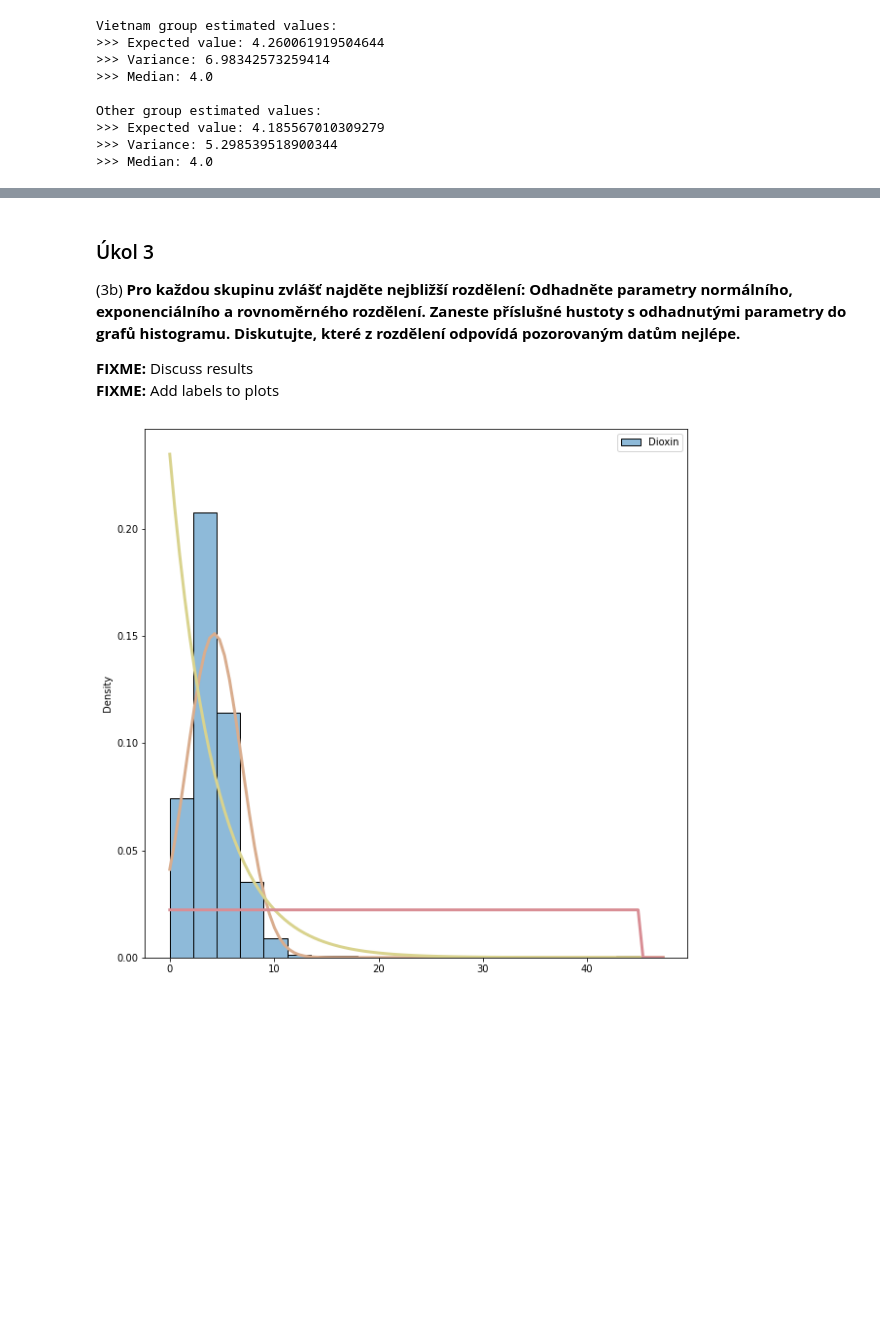
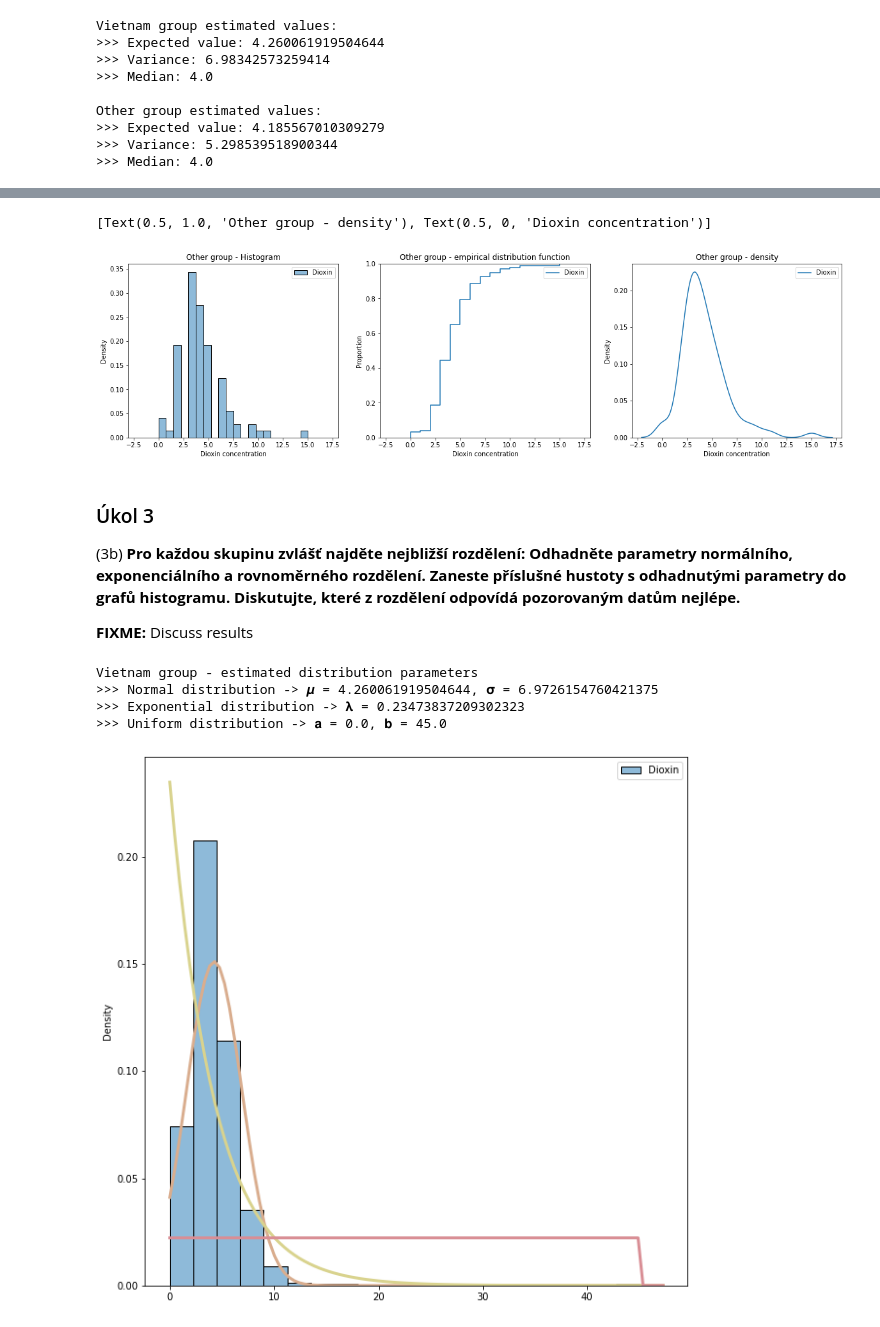
Before and after one commit to czernalex/BI_PST_ASSIGNMENT, a Jupyter notebook: src/assignment.ipynb, the cells around one changed output, grey strips where cells are left out. Cells and saved outputs as stored; diff of their text form; code cells hidden in the pictures; blank space fills up the shorter version.

```diff
--- a/src/assignment.ipynb
+++ b/src/assignment.ipynb
@@ -226,9 +163,70 @@ Vietnam group - estimated distribution parameters
+# %%
+### other group - histogram, distribution function, density
+
+fig, (ax1, ax2, ax3) = plt.subplots(
+    ncols=3,
+    sharex=True,
+    figsize=(20, 5)
+)
+ax1 = sb.histplot(
+    data=data_other,
+    bins=20,
+    stat="density",
+    ax=ax1
+)
+ax2 = sb.ecdfplot(
+    data=data_other,
+    ax=ax2
+)
+ax3 = sb.kdeplot(
+    data=data_other,
+    bw_adjust=.75,
+    ax=ax3
+)
+ax1.set(
+    title="Other group - Histogram",
+    xlabel="Dioxin concentration"
+)
+ax2.set(
+    title="Other group - empirical distribution function",
+    xlabel="Dioxin concentration"
+)
+ax3.set(
+    title="Other group - density",
+    xlabel="Dioxin concentration"
+)
+# %% [output]
+[Text(0.5, 1.0, 'Other group - density'), Text(0.5, 0, 'Dioxin concentration')]
+[figure, added]
 # %% [markdown]
 ### Úkol 3
 (3b) **Pro každou skupinu zvlášť najděte nejbližší rozdělení: Odhadněte parametry normálního, exponenciálního a rovnoměrného rozdělení. Zaneste příslušné hustoty s odhadnutými parametry do grafů histogramu. Diskutujte, které z rozdělení odpovídá pozorovaným datům nejlépe.**
 
 **FIXME:** Discuss results
-**FIXME:** Add labels to plots
+# %%
+### vietnam group - estimated distribution parameters
+
+viet_norm_distr_expected_value, viet_norm_distr_std_deviance = norm.fit(data_vietnam.Dioxin, method="MLE")
+viet_expon_distr_expected_value, viet_expon_distr_std_deviance = expon.fit(data_vietnam.Dioxin, floc=0, method="MLE")
+viet_uniform_distr_a, viet_uniform_distr_b = uniform.fit(data_vietnam.Dioxin, method="MLE")
+
+print("Vietnam group - estimated distribution parameters")
+print(">>> Normal distribution -> 𝝁 = {}, 𝛔 = {}".format(
+    viet_norm_distr_expected_value,
+    viet_norm_distr_std_deviance ** 2
+))
+print(">>> Exponential distribution -> 𝛌 = {}".format(
+    1 / viet_expon_distr_std_deviance
+))
+print(">>> Uniform distribution -> 𝐚 = {}, 𝐛 = {}".format(
+    viet_uniform_distr_a,
+    viet_uniform_distr_a + viet_uniform_distr_b
+))
+# %% [output]
+Vietnam group - estimated distribution parameters
+>>> Normal distribution -> 𝝁 = 4.260061919504644, 𝛔 = 6.9726154760421375
+>>> Exponential distribution -> 𝛌 = 0.23473837209302323
+>>> Uniform distribution -> 𝐚 = 0.0, 𝐛 = 45.0
 # %%
 fig, ax = plt.subplots(figsize=(10, 10))
 sb.histplot(
```
Also changed, not shown: parts of 20 cells of this notebook.
